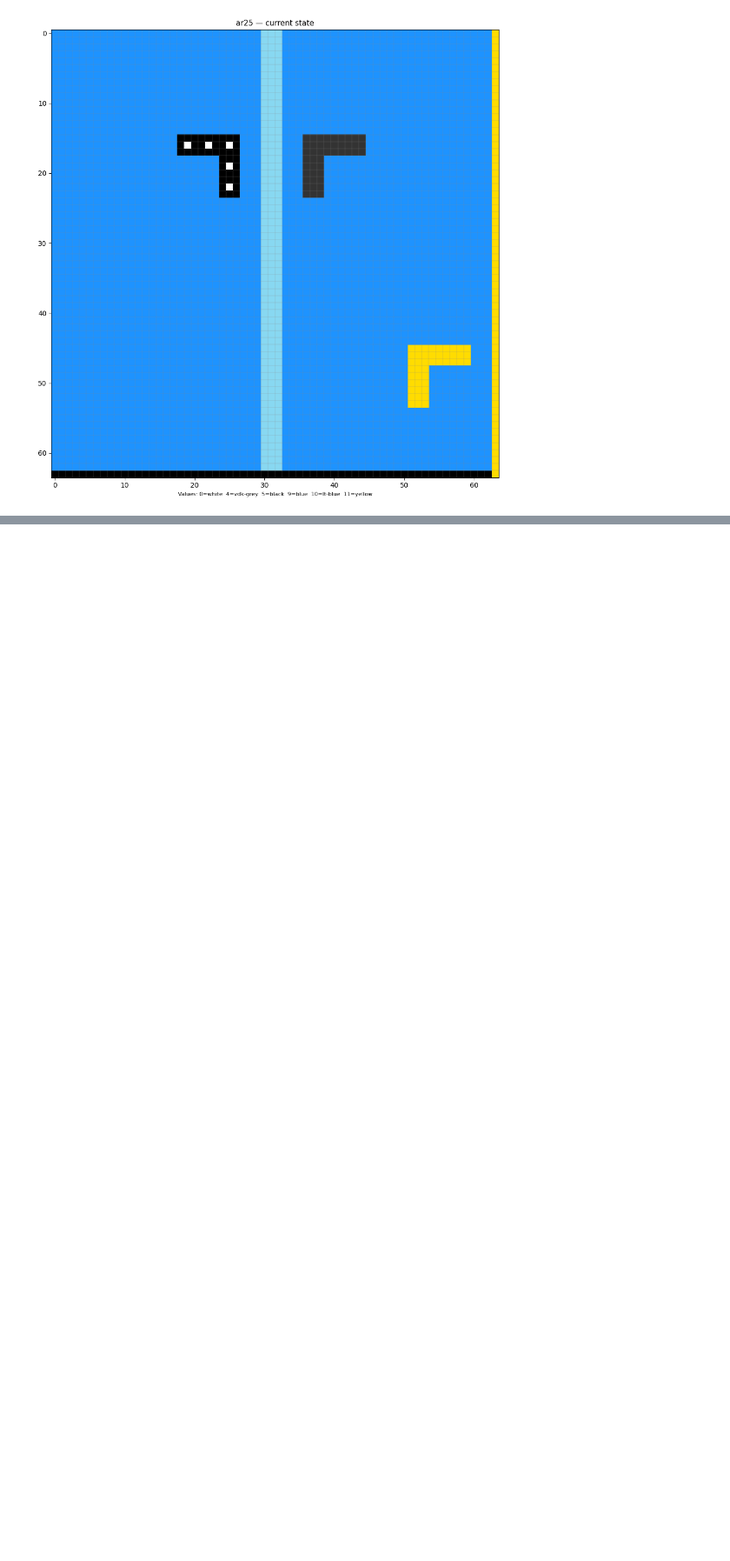
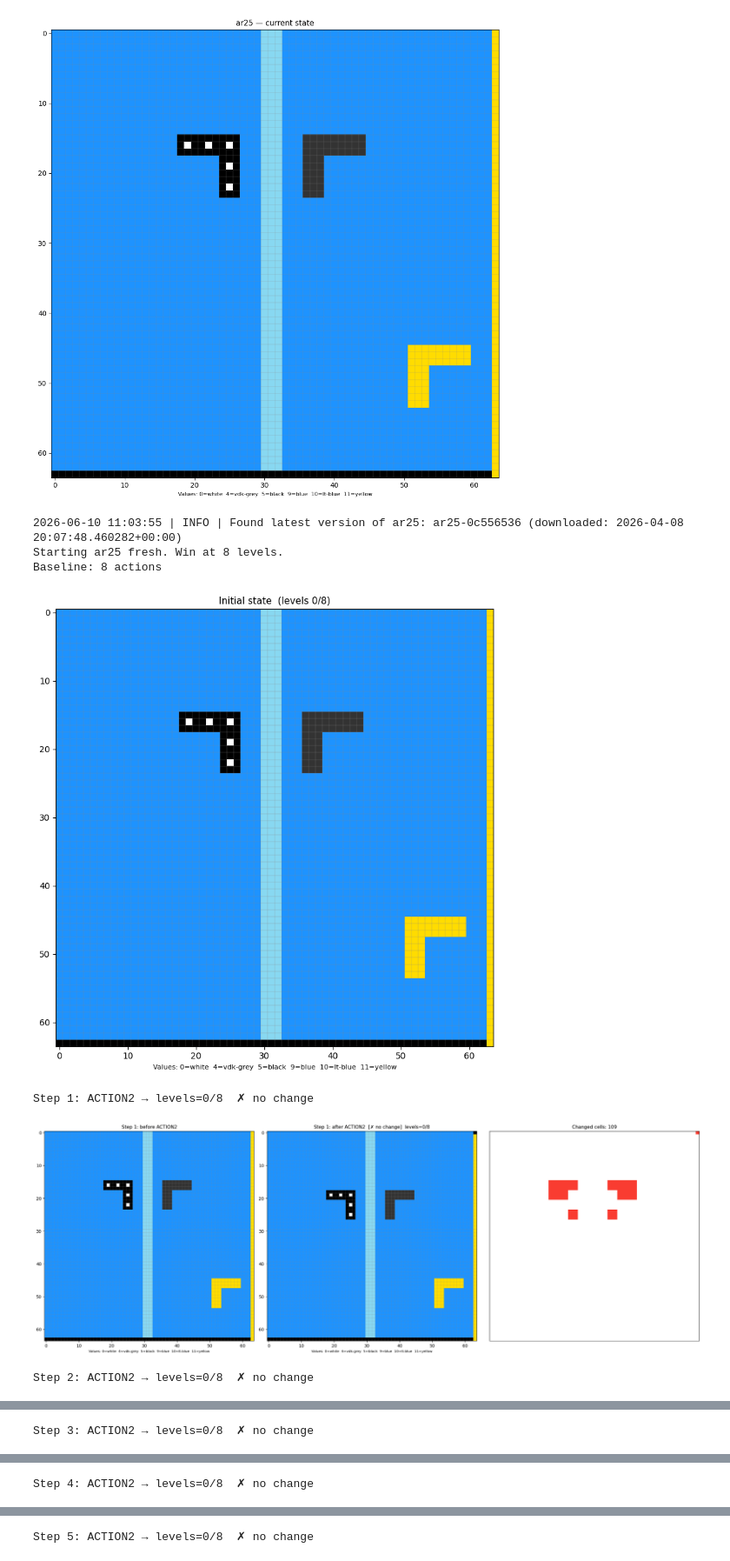
Before and after one commit to rodehyde/arc-agi3-solver, a Jupyter notebook: notebooks/inspect_game.ipynb, the cells around one changed output, grey strips where cells are left out. Shown at 87% size. Cells and saved outputs as stored; diff of their text form; code cells hidden in the pictures; blank space fills up the shorter version.

```diff
--- a/notebooks/inspect_game.ipynb
+++ b/notebooks/inspect_game.ipynb
@@ -254,58 +255,51 @@ else:
 # %%
 # ── Cell 7: Step through a sequence — shows grid after EVERY action ───────────
 # Edit ACTIONS to whatever you want to try.
-# Each step shows a before/after diff. Level completions are highlighted.
-ACTIONS = ['2','2','2','2','2','2','3','3','3','3','3','2','2','2','2']
-
+# Each step produces a before/after image so you can see exactly what changed.
+ACTIONS = ['2', '2', '2', '2', '2', '2', '2']  # change these
+ACTIONS = ['1', '2', '3', '4', '5', '6', '7']  # change these
+ACTIONS = ['2', '2', '2', '2', '2', '2', '3','3','3','3','3', '2', '2', '2','2']
 if _game_id is None:
     print('Run Cell 2 first.')
 else:
-    env = _arcade.make(_game_id)
+    env = _arcade.make(_game_id)  # fresh start
     obs = env.observation_space
     print(f'Starting {_game_id} fresh. Win at {obs.win_levels} levels.')
-    print(f'Baseline: {env.info.baseline_actions}\n')
+    print(f'Baseline: {len(env.info.baseline_actions or [])} actions\n')
 
     prev_grid = [row.tolist() for row in obs.frame[-1]]
     prev_levels = obs.levels_completed
-    level_at_step_start = prev_levels
 
-    # Show initial state
-    show_grid(prev_grid, title=f'Initial state  (level {prev_levels}/{obs.win_levels})', figsize=(8, 8))
+    # Show the initial state
+    show_grid(prev_grid, title=f'Initial state  (levels 0/{obs.win_levels})', figsize=(8, 8))
 
     for i, act_str in enumerate(ACTIONS):
         action = ACTION_NAMES[act_str]
         frame = env.step(action, data={})
         curr_grid = [row.tolist() for row in frame.frame[-1]]
 
         level_change = frame.levels_completed - prev_levels
-        completed = level_change > 0
-        finished = frame.state.name == 'FINISHED'
+        status = '✓ LEVEL UP' if level_change > 0 else '✗ no change'
 
-        if completed:
-            tag = f'★ LEVEL {frame.levels_completed} COMPLETE ★'
-        else:
-            tag = f'level {frame.levels_completed}/{frame.win_levels}'
-        print(f'Step {i+1:2d}: ACTION{act_str}  →  {tag}')
+        print(f'Step {i+1}: ACTION{act_str} → levels={frame.levels_completed}/{frame.win_levels}  {status}')
 
-        # Before/after diff for this step
-        diff_title = f'Step {i+1} after ACTION{act_str}  [{tag}]'
         show_diff(prev_grid, curr_grid,
-                  title_before=f'Step {i+1} before',
-                  title_after=diff_title)
-
-        # If a level just completed, show the new state on its own so it's clear
-        if completed:
-            print(f'\n── Level {frame.levels_completed} starting state ──')
-            show_grid(curr_grid,
-                      title=f'Level {frame.levels_completed} starting state',
-                      figsize=(8, 8))
-            print()
+                  title_before=f'Step {i+1}: before ACTION{act_str}',
+                  title_after=f'Step {i+1}: after ACTION{act_str}  [{status}]  levels={frame.levels_completed}/{frame.win_levels}')
 
         prev_grid = curr_grid
         prev_levels = frame.levels_completed
 
-        if finished:
+        if frame.state.name == 'FINISHED':
             print('GAME WON!')
             break
 
     print(f'\nFinal: {frame.levels_completed}/{frame.win_levels} levels completed')
+# %% [output]
+2026-06-10 11:03:55 | INFO | Found latest version of ar25: ar25-0c556536 (downloaded: 2026-04-08 20:07:48.460282+00:00)
+Starting ar25 fresh. Win at 8 levels.
+Baseline: 8 actions
+[figure, added]
+Step 1: ACTION2 → levels=0/8  ✗ no change
+[figure, added]
+Step 2: ACTION2 → levels=0/8  ✗ no change
@@ -311,0 +307 @@ else:
+Step 3: ACTION2 → levels=0/8  ✗ no change
@@ -311,0 +309 @@ else:
+Step 4: ACTION2 → levels=0/8  ✗ no change
@@ -311,0 +311 @@ else:
+Step 5: ACTION2 → levels=0/8  ✗ no change
```
Also changed, not shown: parts of 4 cells of this notebook, 13 other files.
